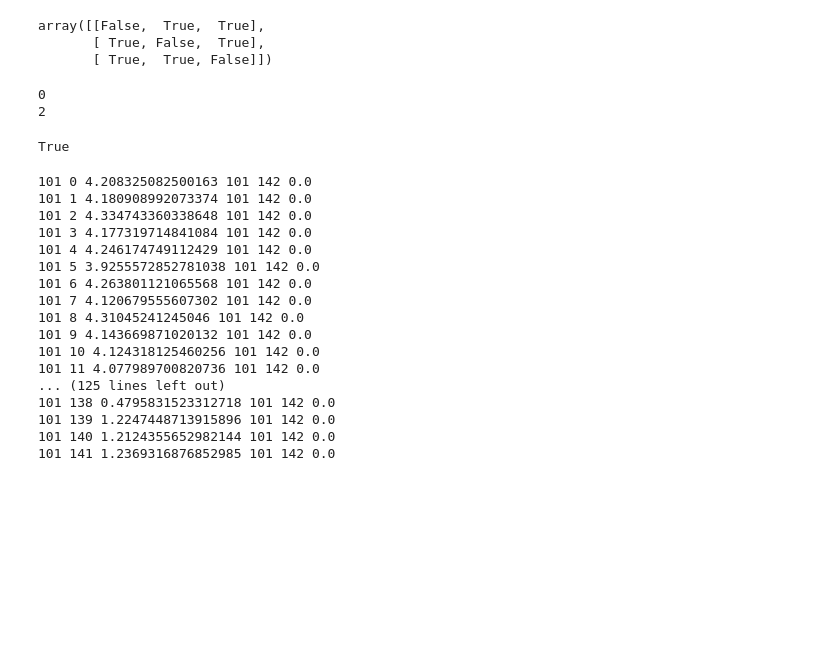
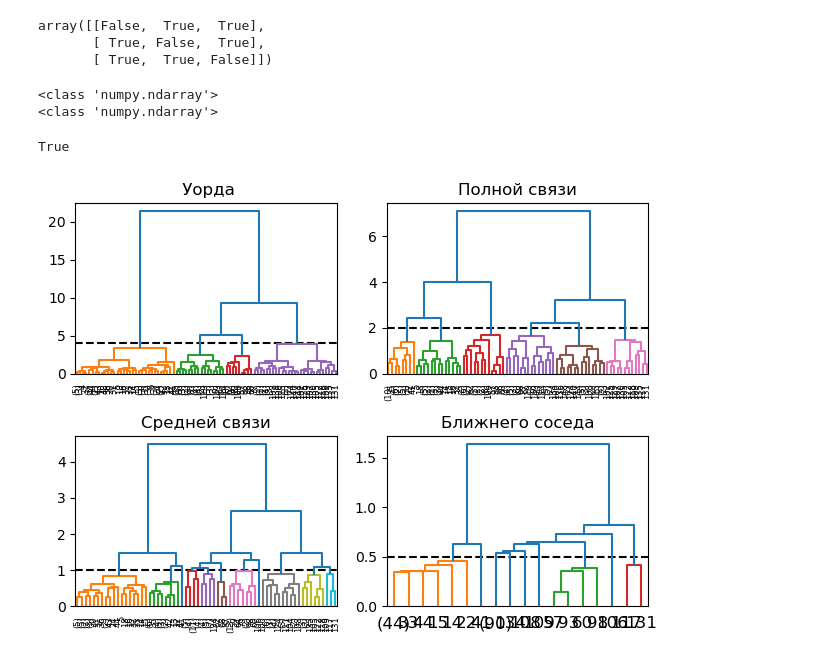
Before and after one commit to tony-pitchblack/agglomerative-clustering, a Jupyter notebook: agglom_clustering.ipynb, the cells around one changed output. Drawn from its saved outputs; the diff is of its cells as text; code cells hidden in the pictures; blank space fills up the shorter version.

```diff
--- a/agglom_clustering.ipynb
+++ b/agglom_clustering.ipynb
@@ -32,3 +32,5 @@ len(X.drop_duplicates())
 149
 # %%
 X[X.duplicated()]
+for i in []:
+    print('wow')
@@ -53,10 +52,14 @@ array([[False,  True,  True],
        [ True,  True, False]])
 # %%
 for i in np.nditer(np.nonzero(~am[1].mask)):
+    print(type(i))
+for i in (np.nonzero([])[0]):
     print(i)
+# for i in np.nditer(np.nonzero([])):
+#     print(type(i))
 # %% [output]
-0
-2
+<class 'numpy.ndarray'>
+<class 'numpy.ndarray'>
 # %%
 am.mask[0][0]
 # %% [output]
@@ -85,21 +88,26 @@ class AgglomerativeClustering():
             # D_t.fill(np.inf)
             # for r in index list of existing clusters
             assert D[p][q] == np.min(D)
-            for r in np.nditer(np.nonzero(~D.mask[p])):
+
+            non_masked = np.nonzero(~(D.mask[p] | D.mask[q]))
+            # for r in np.nditer(non_masked, flags=[['zerosize_ok']]):
+            for r in list(non_masked[0]):
                 N_r = np.count_nonzero(self.labels_ == r)
                 assert D[p][r] >= D[p][q]
-                print(p, r, D[q][r], p, q, D[p][q])
                 assert D[q][r] >= D[p][q]
 
                 assert D[p][r] ** 2 >= D[p][q] ** 2
                 assert D[q][r] ** 2 >= D[p][q] ** 2
 
-                assert (N_r + N_p) * D[p][r] ** 2 > N_r * D[p][q]
-                assert (N_r + N_q) * D[q][r] ** 2 > N_r * D[p][q]
+                assert (N_r + N_p) * D[p][r] ** 2 > N_r * D[p][q] ** 2
+                assert (N_r + N_q) * D[q][r] ** 2 > N_r * D[p][q] ** 2
 
-                D_t[r] = np.sqrt( (N_r + N_p) * D[p][r] ** 2 \
+                D_t[r] = np.sqrt( ((N_r + N_p) * D[p][r] ** 2 \
                     + (N_r + N_q) * D[q][r] ** 2 \
-                    - N_r * D[p][q] ** 2 ) / (N_p + N_q + N_r)
+                    - N_r * D[p][q] ** 2) / (N_p + N_q + N_r) )
+
+                pass
+
             # print(np.argmin(D_t))
             return(D_t)
 
@@ -220,54 +228,38 @@ def plot_dendrogram(model, **kwargs):
     return linkage_matrix
 
 linkage_types = ['ward', 'complete', 'average', 'single']
-cutoff_thresholds = [0.55, 0.5, 0.38, 0.25]
+cutoff_thresholds = [4, 2, 1, 0.5]
 linkage_colors = dict(zip(linkage_types, cutoff_thresholds))
 labels = [' Уорда', 'Полной связи', "Средней связи", "Ближнего соседа"]
 linkage_labels = dict(zip(linkage_types, labels))
 
 mpl.rcParams.update(mpl.rcParamsDefault)
 hclust = dict()
 fig, axs = plt.subplots(2, 2)
 axs_indices = [(i, j) for i in range(2) for j in range(2)]
 for linkage_type, axs_ind in zip(linkage_types, axs_indices):
     model = AgglomerativeClustering(linkage=linkage_type)
     clustering = model.fit(X)
     axs[axs_ind].set_title(linkage_labels[linkage_type])
     axs[axs_ind].axhline(y=linkage_colors[linkage_type], linestyle='dashed', color='black')
     linkage_matrix = plot_dendrogram(
         clustering,
         truncate_mode="level",
         p=6,
         ax=axs[axs_ind],
         labels=None,
         color_threshold = linkage_colors[linkage_type]
         # orientation='right'
         )
 
     hclust[linkage_type] = {
         "clustering": clustering,
         "linkage_matrix": linkage_matrix
     }
 fig.tight_layout()
 plt.show()
 # %% [output]
-101 0 4.208325082500163 101 142 0.0
-101 1 4.180908992073374 101 142 0.0
-101 2 4.334743360338648 101 142 0.0
-101 3 4.177319714841084 101 142 0.0
-101 4 4.246174749112429 101 142 0.0
-101 5 3.9255572852781038 101 142 0.0
-101 6 4.263801121065568 101 142 0.0
-101 7 4.120679555607302 101 142 0.0
-101 8 4.31045241245046 101 142 0.0
-101 9 4.143669871020132 101 142 0.0
-101 10 4.124318125460256 101 142 0.0
-101 11 4.077989700820736 101 142 0.0
-... (125 lines left out)
-101 138 0.4795831523312718 101 142 0.0
-101 139 1.2247448713915896 101 142 0.0
-101 140 1.2124355652982144 101 142 0.0
-101 141 1.2369316876852985 101 142 0.0
+[figure, added]
 # %%
 a = np.arange(149, 2)
 # %%
```
Also changed, not shown: parts of 3 cells of this notebook.
